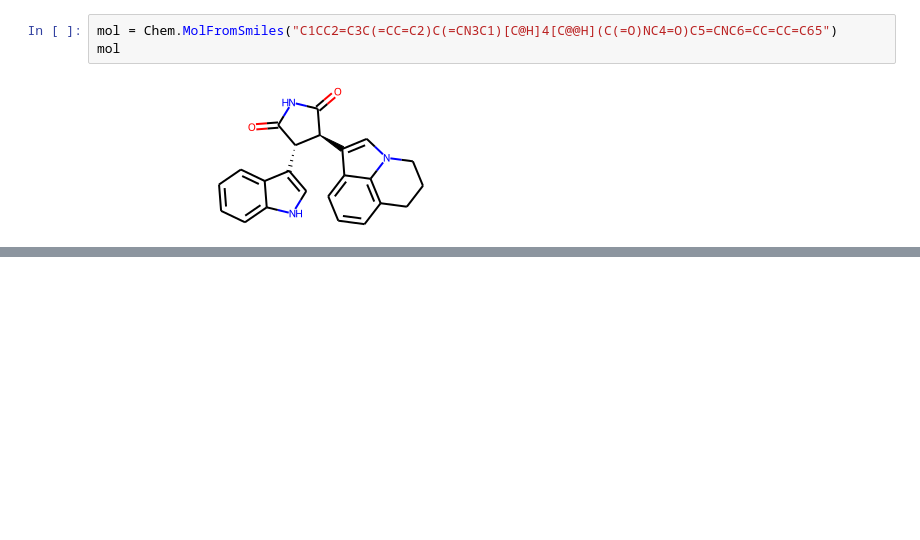
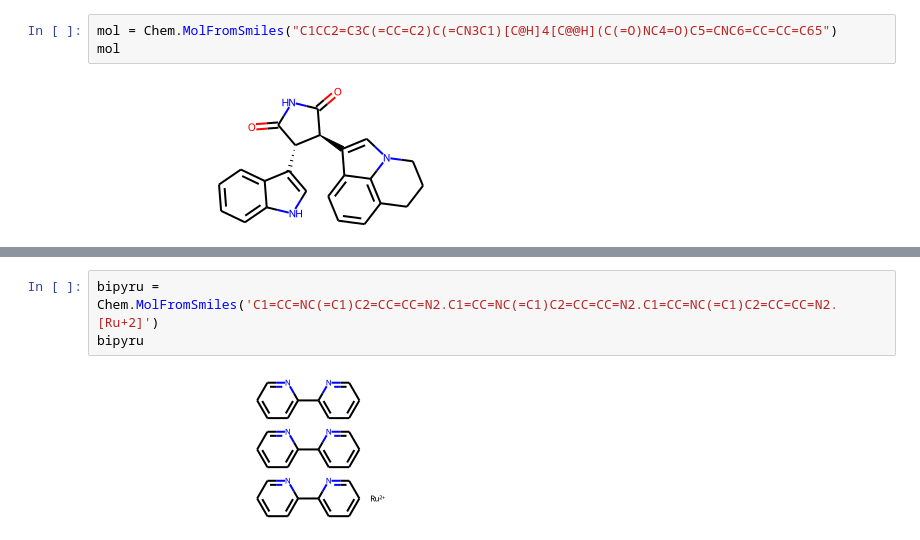
Before and after one commit to bertiewooster/RDKit-playing, a Jupyter notebook: tutorial_examples.ipynb, the cells around one changed output, grey strips where cells are left out. Cells and saved outputs as stored; diff of their text form; blank space fills up the shorter version.

```diff
--- a/tutorial_examples.ipynb
+++ b/tutorial_examples.ipynb
@@ -513,0 +521,5 @@ mol
+# %%
+bipyru = Chem.MolFromSmiles('C1=CC=NC(=C1)C2=CC=CC=N2.C1=CC=NC(=C1)C2=CC=CC=N2.C1=CC=NC(=C1)C2=CC=CC=N2.[Ru+2]')
+bipyru
+# %% [output]
+[figure, added]
```
Also changed, not shown: parts of 5 cells of this notebook.
